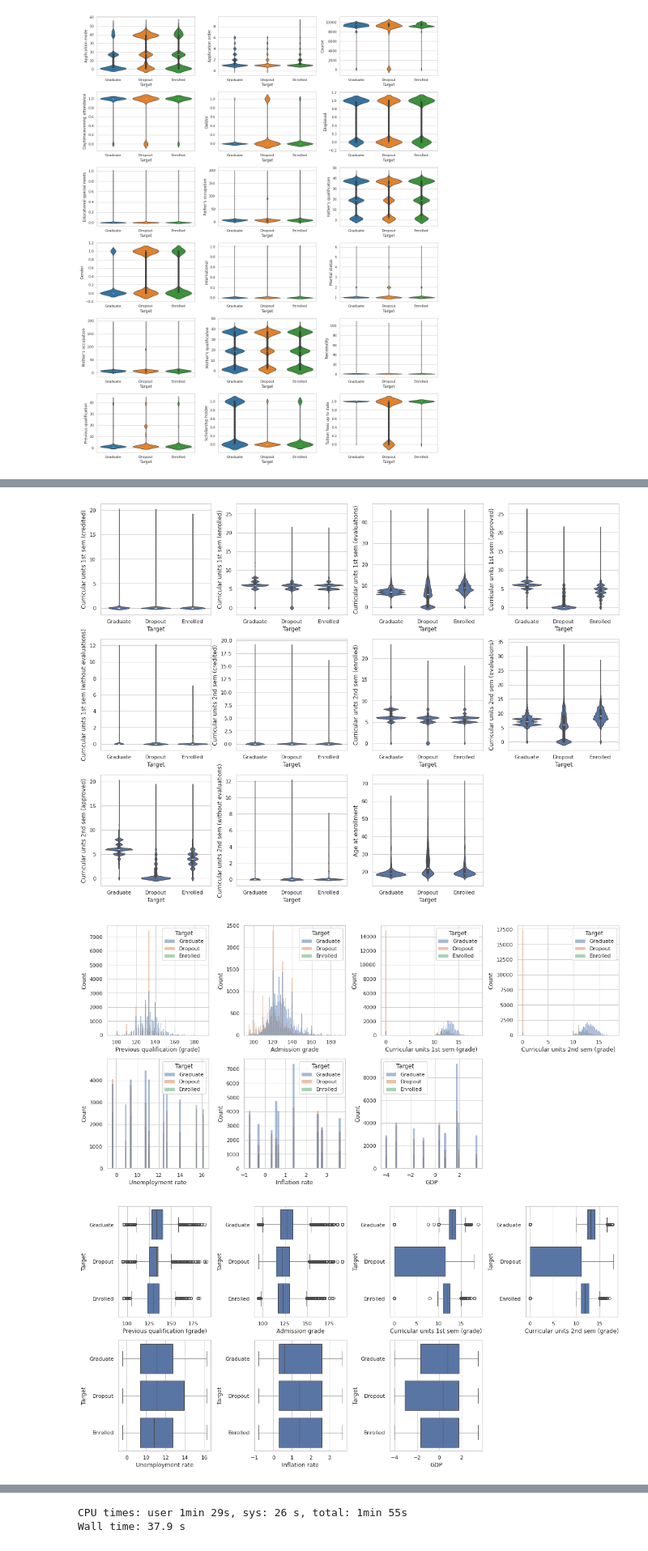
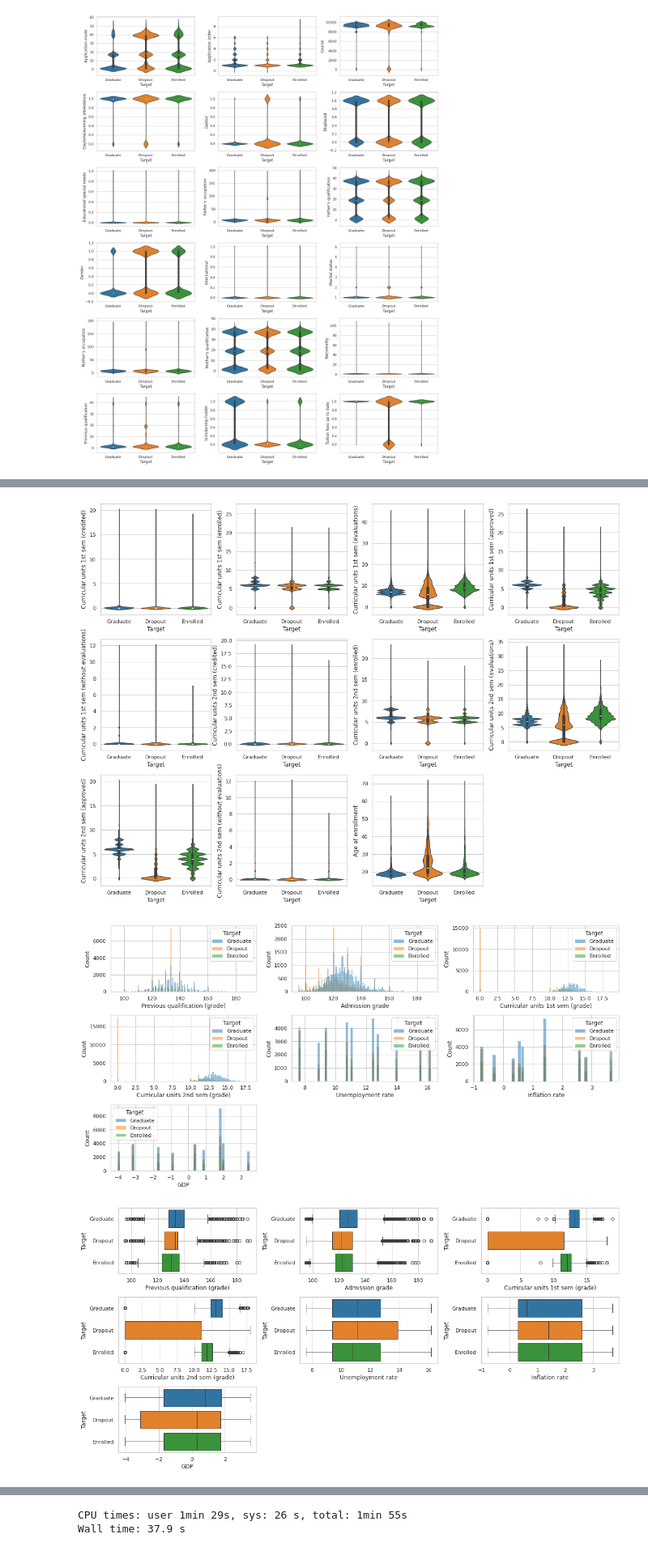
Before and after one commit to Sihan0229/XJTU-ELEC427304-homeworBDk, a Jupyter notebook: kaggle_graduate_prediect/predict.ipynb, the cells around one changed output, grey strips where cells are left out. Shown at 81% size. Drawn from its saved outputs; the diff is of its cells as text; code cells hidden in the pictures.

```diff
--- a/kaggle_graduate_prediect/predict.ipynb
+++ b/kaggle_graduate_prediect/predict.ipynb
@@ -195,29 +194,29 @@ ValueError: num must be 1 <= num <= 12, not 13
 plt.figure(figsize=(16, 12))
 for i, col in enumerate(discrete_features):
     plt.subplot(3, 4, i+1)
-    sns.violinplot(data=train, x=target, y=col)
+    sns.violinplot(data=train, x=target, y=col, palette=custom_palette)
 plt.tight_layout()
 plt.show()
 # %% [output]
-[figure, old version]
+[figure, new version]
 # %%
 plt.figure(figsize=(16, 8))
 for i, col in enumerate(continuous_features):
-    plt.subplot(2, 4, i+1)
-    sns.histplot(data=train, x=col, hue=target)
+    plt.subplot(3, 3, i+1)
+    sns.histplot(data=train, x=col, hue=target, palette=custom_palette)
 plt.tight_layout()
 plt.show()
 # %% [output]
-[figure, old version]
+[figure, new version]
 # %%
 plt.figure(figsize=(16, 8))
 for i, col in enumerate(continuous_features):
-    plt.subplot(2, 4, i+1)
-    sns.boxplot(data=train, x=col, y=target)
+    plt.subplot(3, 3, i+1)
+    sns.boxplot(data=train, x=col, y=target, palette=custom_palette)
 plt.tight_layout()
 plt.show()
 # %% [output]
-[figure, old version]
+[figure, new version]
 # %%
 plt.figure(figsize=(16, 8))
 for i, col in enumerate(continuous_features):
```
Also changed, not shown: parts of 14 cells of this notebook, 9 other files.
